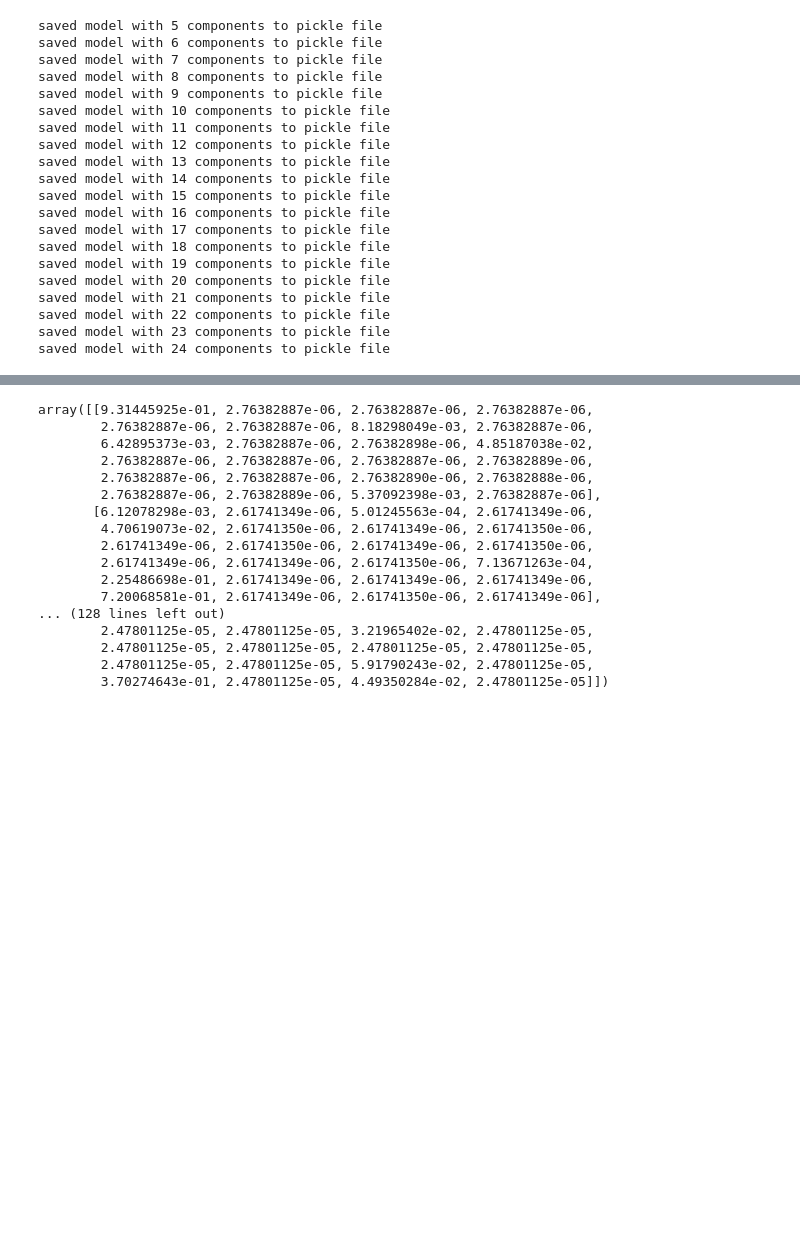
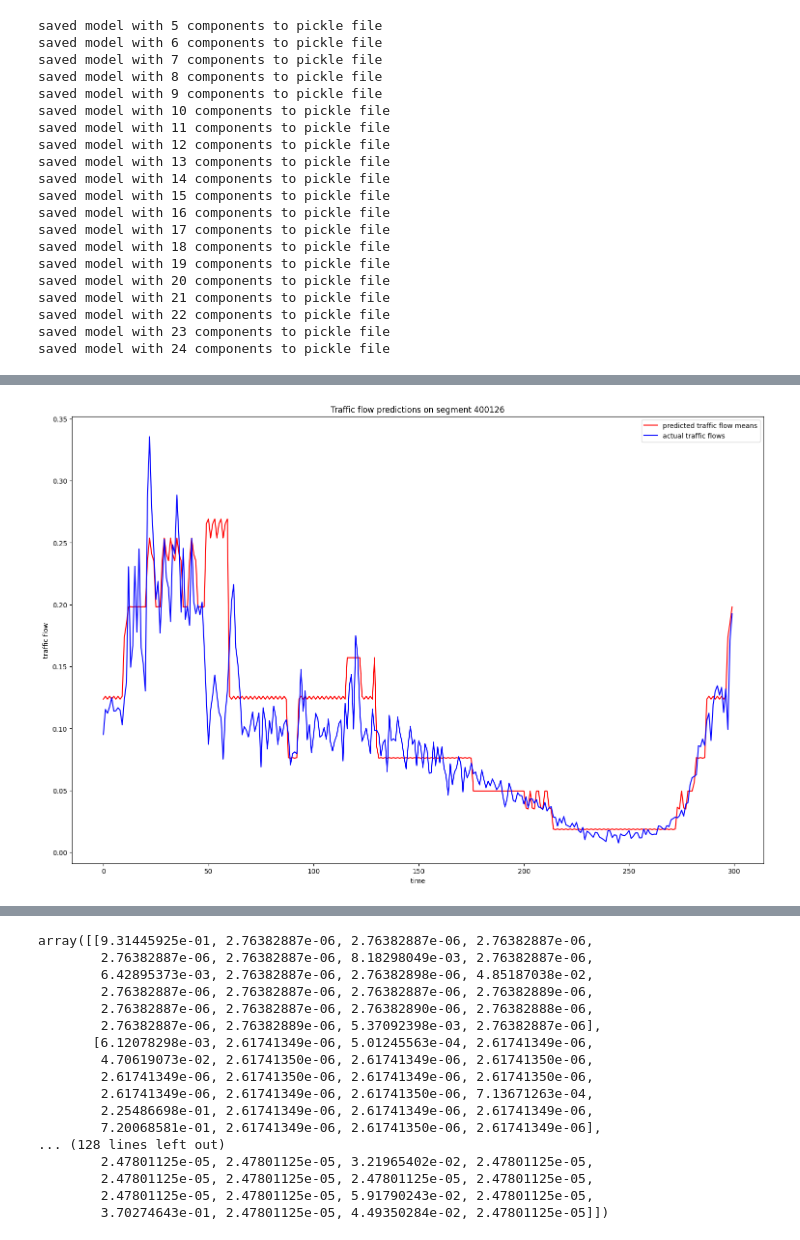
Before and after one commit to janabel/flow_prediction, a Jupyter notebook: refactored_hmm.ipynb, the cells around one changed output, grey strips where cells are left out. Saved outputs shown, nothing was run; the diff lists cells and outputs as text; code cells hidden in the pictures; blank space fills up the shorter version.

Commit message:
predict and forecast flows on unnormalized models, add writeups

```diff
--- a/refactored_hmm.ipynb
+++ b/refactored_hmm.ipynb
@@ -303,7 +315,7 @@ saved model with 24 components to pickle file
 # %%
-file = open('model_24_components.pickle', 'rb')
+file = open('saved_models_unnormalized/model_24_components.pickle', 'rb')
 best_model_24_components = pickle.load(file)
-best_model_24_components.predict_states_and_flows()
-column = '400126'
-best_model_24_components.get_predicted_flows(column, train_or_test='test')
-best_model_24_components.plot_predicted_flows(column, (0,50), train_or_test='test')
+# best_model_24_components.predict_states_and_flows()
+# column = '400126'
+# best_model_24_components.get_predicted_flows(column, train_or_test='test')
+# best_model_24_components.plot_predicted_flows(column, (0,50), train_or_test='test')
@@ -353,0 +373,8 @@ for i in range(1,5):
+# %%
+states_and_flows_24 = predict_states_and_flows(best_model_24_components)
+predicted_flows = get_predicted_flows(states_and_flows_24, column = '400126')
+# print(predicted_flows)
+predicted_flows_fig = plot_predicted_flows(best_model_24_components, states_and_flows_24, '400126', (0, 300))
+predicted_flows_fig[0].savefig('flow_predictions_0_steps.png', dpi=200)
+# %% [output]
+[figure, added]
```
Also changed, not shown: parts of 37 cells of this notebook.
